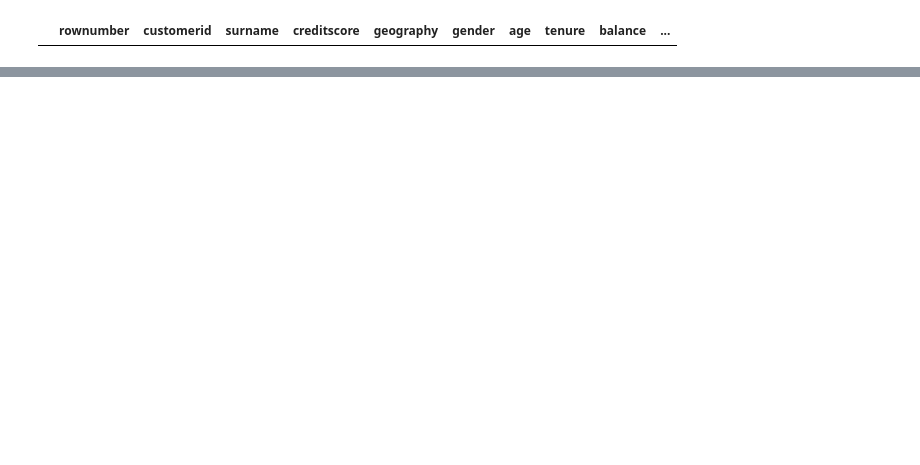
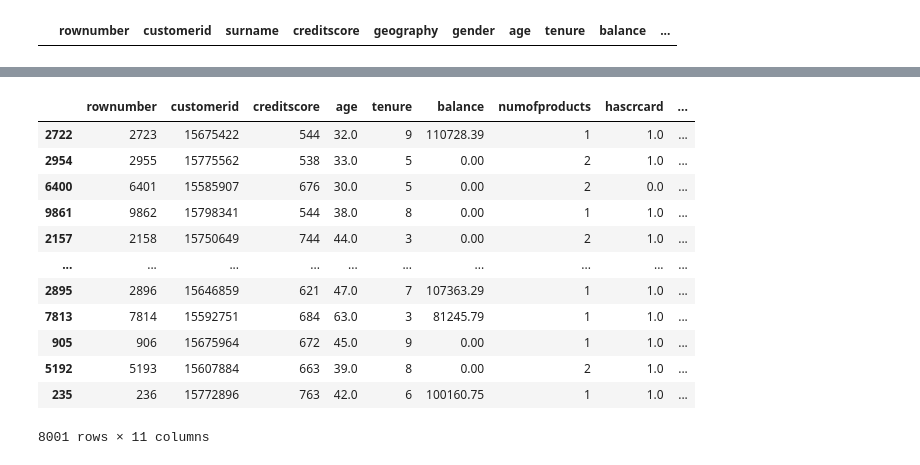
Before and after one commit to oseikofi88/rent-prediction-with-linear-regression, a Jupyter notebook: bank-churn-rate.ipynb, the cells around one changed output, grey strips where cells are left out. Saved outputs shown, nothing was run; the diff lists cells and outputs as text; code cells hidden in the pictures; blank space fills up the shorter version.

```diff
--- a/bank-churn-rate.ipynb
+++ b/bank-churn-rate.ipynb
@@ -92,0 +269,16 @@ dataFrame[dataFrame.isnull().any(axis=1)]
+# %%
+dataFrameFullTrain[numericalColumns]
+# %% [output]
+|  | rownumber | customerid | creditscore | age | tenure | balance | numofproducts | hascrcard | ... |
+| 2722 | 2723 | 15675422 | 544 | 32.0 | 9 | 110728.39 | 1 | 1.0 | ... |
+| 2954 | 2955 | 15775562 | 538 | 33.0 | 5 | 0.00 | 2 | 1.0 | ... |
+| 6400 | 6401 | 15585907 | 676 | 30.0 | 5 | 0.00 | 2 | 0.0 | ... |
+| 9861 | 9862 | 15798341 | 544 | 38.0 | 8 | 0.00 | 1 | 1.0 | ... |
+| 2157 | 2158 | 15750649 | 744 | 44.0 | 3 | 0.00 | 2 | 1.0 | ... |
+| ... | ... | ... | ... | ... | ... | ... | ... | ... | ... |
+| 2895 | 2896 | 15646859 | 621 | 47.0 | 7 | 107363.29 | 1 | 1.0 | ... |
+| 7813 | 7814 | 15592751 | 684 | 63.0 | 3 | 81245.79 | 1 | 1.0 | ... |
+| 905 | 906 | 15675964 | 672 | 45.0 | 9 | 0.00 | 1 | 1.0 | ... |
+| 5192 | 5193 | 15607884 | 663 | 39.0 | 8 | 0.00 | 2 | 1.0 | ... |
+| 235 | 236 | 15772896 | 763 | 42.0 | 6 | 100160.75 | 1 | 1.0 | ... |
+8001 rows × 11 columns
```
Also changed, not shown: parts of 24 cells of this notebook.
